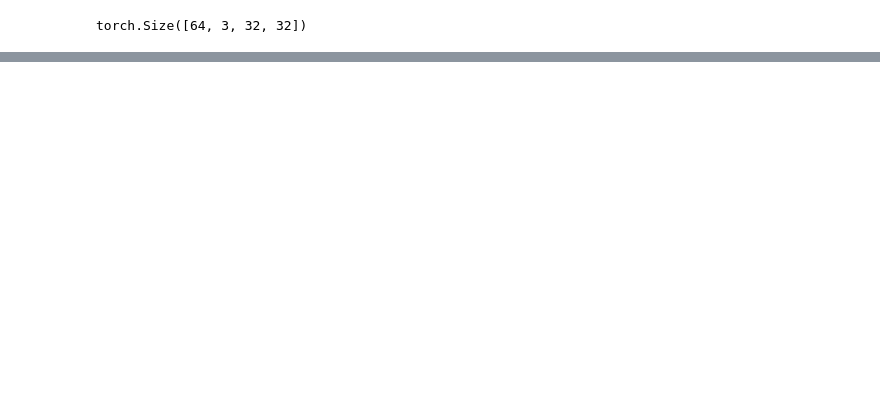
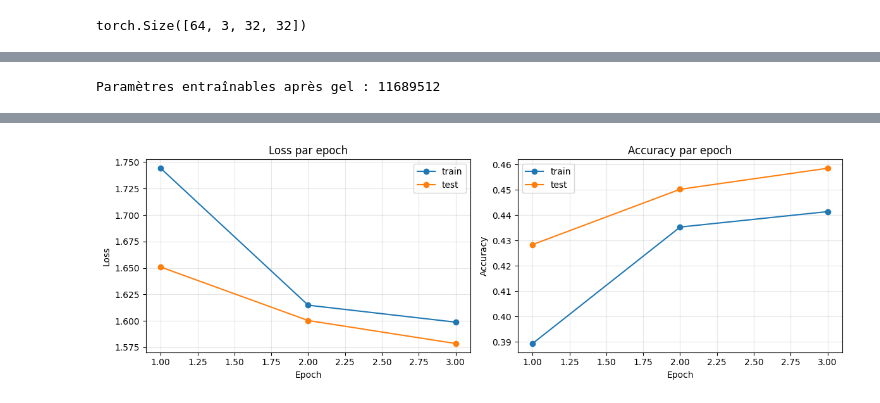
Before and after one commit to F1N3X/machine-learning-cours, a Jupyter notebook: atelier4.ipynb, the cells around one changed output, grey strips where cells are left out. Drawn from its saved outputs; the diff is of its cells as text; code cells hidden in the pictures; blank space fills up the shorter version.

Commit message:
feat: cifar10 training and transfer learning

```diff
--- a/atelier4.ipynb
+++ b/atelier4.ipynb
@@ -99,4 +118,20 @@ Sortie : tensor([[0.1039, 0.0850, 0.1006, 0.0877, 0.1298, 0.0807, 0.1196, 0.0905
 # %%
 criterion = nn.CrossEntropyLoss()
 optimizer = torch.optim.AdamW(mlp.parameters(), lr=1e-3)
+# %%
+log_dir = os.path.join("runs", "atelier4")
+writer = SummaryWriter(log_dir=log_dir)
+
+history = {
+    "epoch": [],
+    "train_loss": [],
+    "train_acc": [],
+    "test_loss": [],
+    "test_acc": [],
+    "batch_step": [],
+    "batch_loss": [],
+    "batch_acc": [],
+}
+
+global_step = 0
 # %%
@@ -160,0 +310,2 @@ Done
+# %%
+model = resnet18(weights=ResNet18_Weights.DEFAULT)
@@ -160,0 +336,59 @@ Done
+# %%
+params_entrainables_apres_gel = sum(p.numel() for p in model.parameters() if p.requires_grad)
+print(f"\nParamètres entraînables après gel : {params_entrainables_apres_gel}")
+# %% [output]
+Paramètres entraînables après gel : 11689512
+# %%
+from torchvision import transforms
+from torchvision.models import resnet18, ResNet18_Weights
+
+n_params = sum(p.numel() for p in model.parameters() if p.requires_grad)
+
+model.fc = nn.Linear(model.fc.in_features, 10)
+
+criterion = nn.CrossEntropyLoss()
+optimizer = torch.optim.AdamW(model.fc.parameters(), lr=1e-3)
+
+print(model)
+print(f"Paramètres entraînables: {sum(p.numel() for p in model.parameters() if p.requires_grad)}")
+
+history_resnet = {
+    "epoch": [],
+    "train_loss": [],
+    "train_acc": [],
+    "test_loss": [],
+    "test_acc": [],
+}
+
+epochs_resnet = 3
+global_step_resnet = 0
+for epoch in range(epochs_resnet):
+    epoch_index = epoch + 1
+    print(f"Epoch {epoch_index}/{epochs_resnet}")
+
+    train_loss, train_acc, global_step_resnet = train_loop(
+        dataloader_train,
+        model,
+        criterion,
+        optimizer,
+        writer=None,
+        history=None,
+        global_step=global_step_resnet,
+    )
+    test_loss, test_acc = test_loop(dataloader_test, model, criterion)
+
+    history_resnet["epoch"].append(epoch_index)
+    history_resnet["train_loss"].append(train_loss)
+    history_resnet["train_acc"].append(train_acc)
+    history_resnet["test_loss"].append(test_loss)
+    history_resnet["test_acc"].append(test_acc)
+
+    print(
+        f"train - loss: {train_loss:.4f}, acc: {100 * train_acc:.2f}% | "
+        f"test - loss: {test_loss:.4f}, acc: {100 * test_acc:.2f}%"
+    )
+
+fig_resnet = plot_epoch_history(history_resnet)
+plt.show()
+plt.close(fig_resnet)
+# %% [output]
@@ -160,0 +417 @@ Done
+[figure, added]
```
Also changed, not shown: parts of 12 cells of this notebook, 28 other files.
